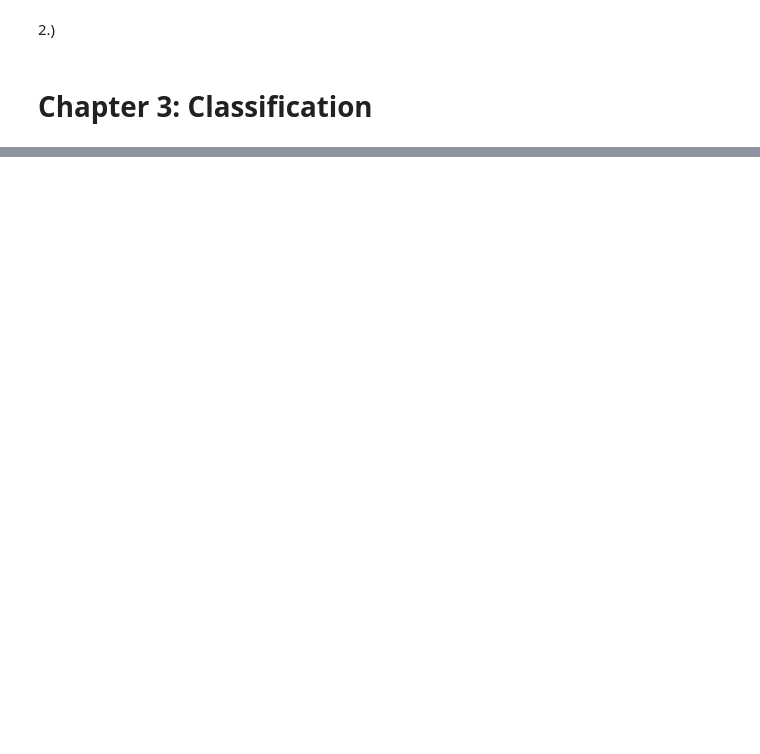
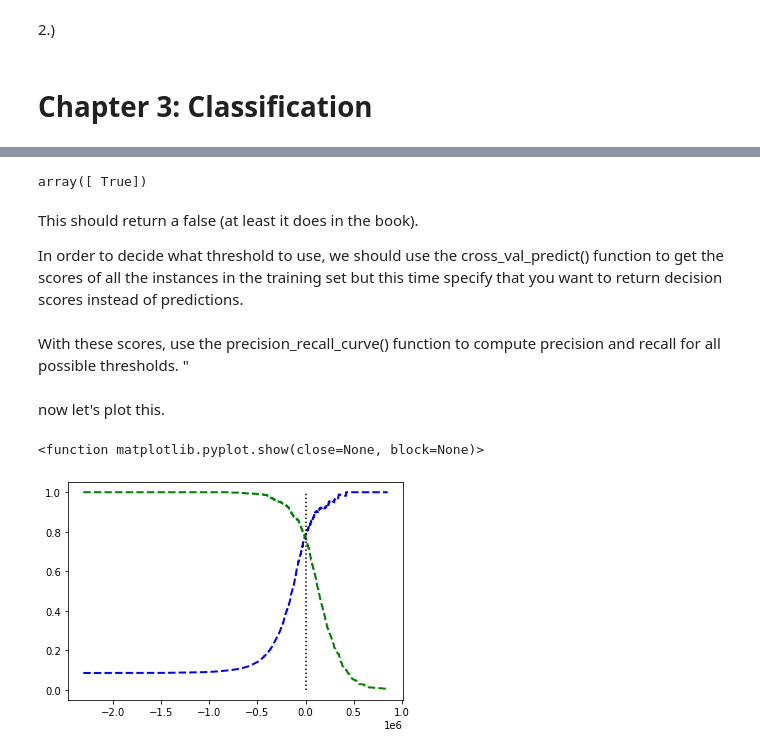
Before and after one commit to Mailisyorlik/L-D_HOML, a Jupyter notebook: hands_on_ml_liam.ipynb, the cells around one changed output, grey strips where cells are left out. Saved outputs shown, nothing was run; the diff lists cells and outputs as text; code cells hidden in the pictures; blank space fills up the shorter version.

```diff
--- a/hands_on_ml_liam.ipynb
+++ b/hands_on_ml_liam.ipynb
@@ -754,0 +814,27 @@ GridSearchCV(cv=3,
+# %%
+from sklearn.dummy import DummyClassifier
+
+dummy_clf = DummyClassifier()
+dummy_clf.fit(X_train, y_train_5)
+print(any(dummy_clf.predict(X_train))) #prints a false, meaning no fives detected
+
+cross_val_score(dummy_clf, X_train, y_train_5, cv = 3, scoring = 'accuracy')
+
+
+#let's now write some code that looks at cross validation a bit more deeply.
+from sklearn.model_selection import StratifiedKFold
+from sklearn.base import clone
+
+skfolds = StratifiedKFold(n_splits = 3)
+
+for train_index, test_index in skfolds.split(X_train, y_train_5):
+  clone_clf = clone(sgd_clf)
+  X_train_folds = X_train[train_index]
+  y_train_folds = y_train_5[train_index]
+  X_test_fold = X_train[test_index]
+  y_test_fold = y_train_5[test_index]
+
+  clone_clf.fit(X_train_folds, y_train_folds)
+  y_pred = clone_clf.predict(X_test_fold)
+  n_correct = sum(y_pred == y_test_fold)
+  print(n_correct/len(y_pred))
@@ -754,0 +894,28 @@ GridSearchCV(cv=3,
+# %%
+threshold = 3000
+y_some_digit_pred = (y_scores > threshold)
+y_some_digit_pred
+# %% [output]
+array([ True])
+# %% [markdown]
+This should return a false (at least it does in the book).
+
+In order to decide what threshold to use, we should use the cross_val_predict() function to get the scores of all the instances in the training set but this time specify that you want to return decision scores instead of predictions.
+# %%
+y_scores = cross_val_predict(sgd_clf, X_train, y_train_5, cv = 3, method = "decision_function")
+# %% [markdown]
+With these scores, use the precision_recall_curve() function to compute precision and recall for all possible thresholds. "
+# %%
+from sklearn.metrics import precision_recall_curve
+
+precisions, recalls, thresholds = precision_recall_curve(y_train_5, y_scores)
+# %% [markdown]
+now let's plot this.
+# %%
+plt.plot(thresholds, precisions[:-1], "b--", label = "Precision", linewidth = 2)
+plt.plot(thresholds, recalls[:-1], "g--", label = "Recall", linewidth = 2)
+plt.vlines(threshold, 0, 1, "k", "dotted", label = "threshold")
+plt.show
+# %% [output]
+<function matplotlib.pyplot.show(close=None, block=None)>
+[figure, added]
```
Also changed, not shown: parts of 29 cells of this notebook.
